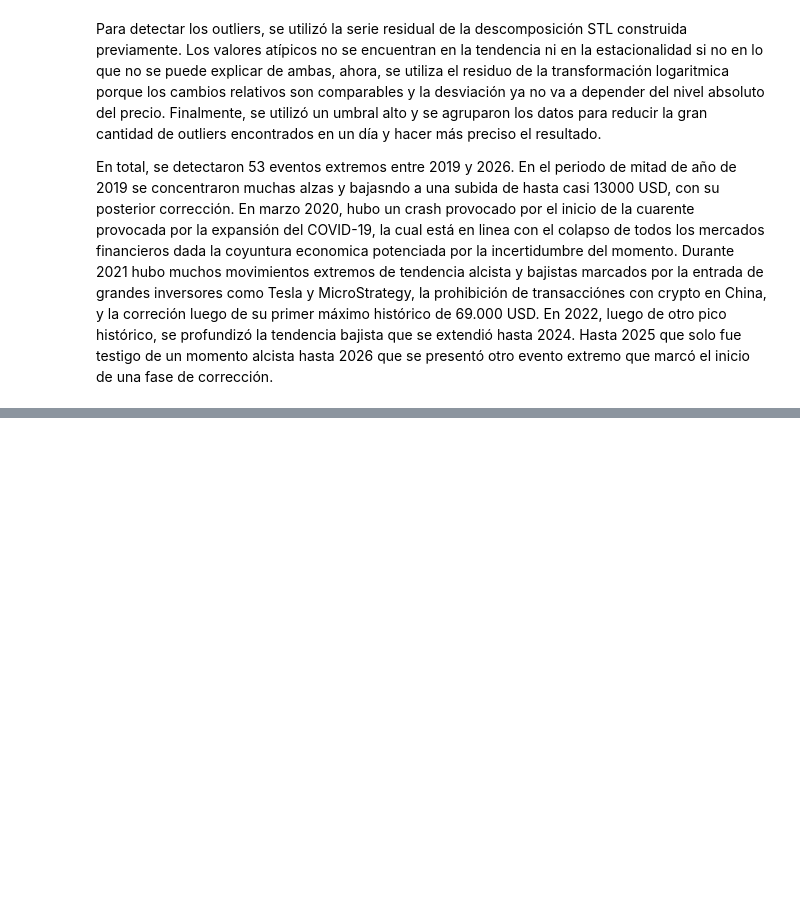
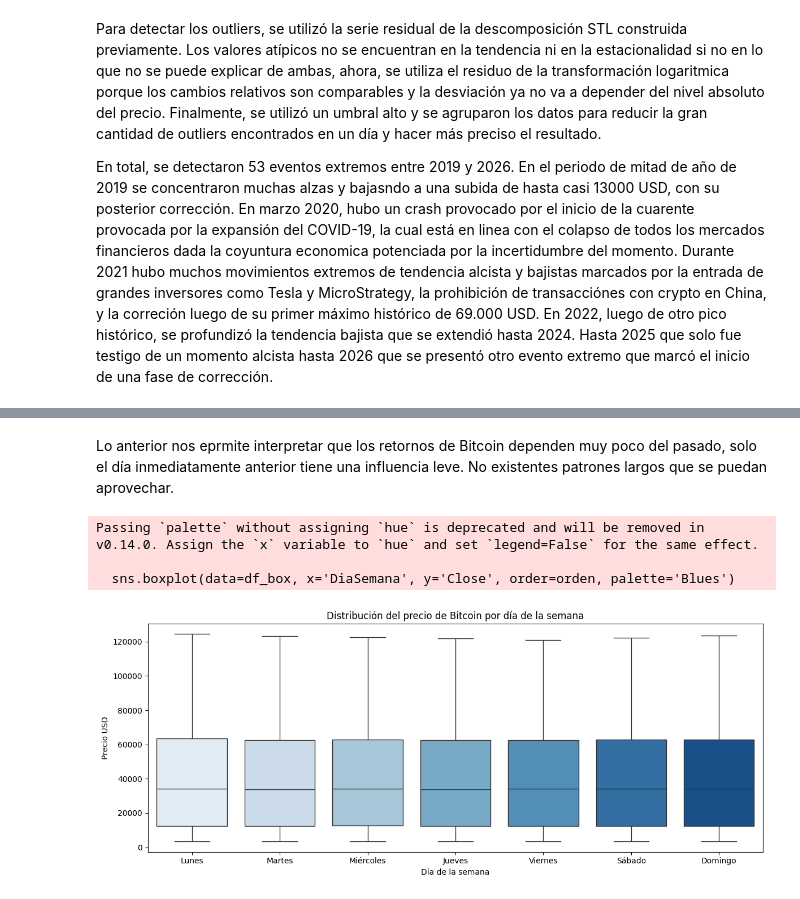
Before and after one commit to T1fff/Proyecto-Investigacion-Bitcoin, a Jupyter notebook: index.ipynb, the cells around one changed output, grey strips where cells are left out. Cells and saved outputs as stored; diff of their text form; code cells hidden in the pictures; blank space fills up the shorter version.

```diff
--- a/index.ipynb
+++ b/index.ipynb
@@ -406,0 +435,24 @@ En total, se detectaron 53 eventos extremos entre 2019 y 2026. En el periodo de
+# %% [markdown]
+Lo anterior nos eprmite interpretar que los retornos de Bitcoin dependen muy poco del pasado, solo el día inmediatamente anterior tiene una influencia leve. No existentes patrones largos que se puedan aprovechar.
+# %%
+
+dias = {0:'Lunes', 1:'Martes', 2:'Miércoles', 3:'Jueves', 4:'Viernes', 5:'Sábado', 6:'Domingo'}
+
+df_box = df['Close'].resample('1D').mean().dropna().reset_index()
+df_box.columns = ['Fecha', 'Close']
+df_box['DiaSemana'] = df_box['Fecha'].dt.dayofweek.map(dias)
+
+orden = ['Lunes','Martes','Miércoles','Jueves','Viernes','Sábado','Domingo']
+
+plt.figure(figsize=(12, 5))
+sns.boxplot(data=df_box, x='DiaSemana', y='Close', order=orden, palette='Blues')
+plt.title('Distribución del precio de Bitcoin por día de la semana')
+plt.xlabel('Día de la semana')
+plt.ylabel('Precio USD')
+plt.tight_layout()
+plt.show()
+# %% [output]
+Passing `palette` without assigning `hue` is deprecated and will be removed in v0.14.0. Assign the `x` variable to `hue` and set `legend=False` for the same effect.
+
+  sns.boxplot(data=df_box, x='DiaSemana', y='Close', order=orden, palette='Blues')
+[figure, added]
```
Also changed, not shown: parts of 8 cells of this notebook.
